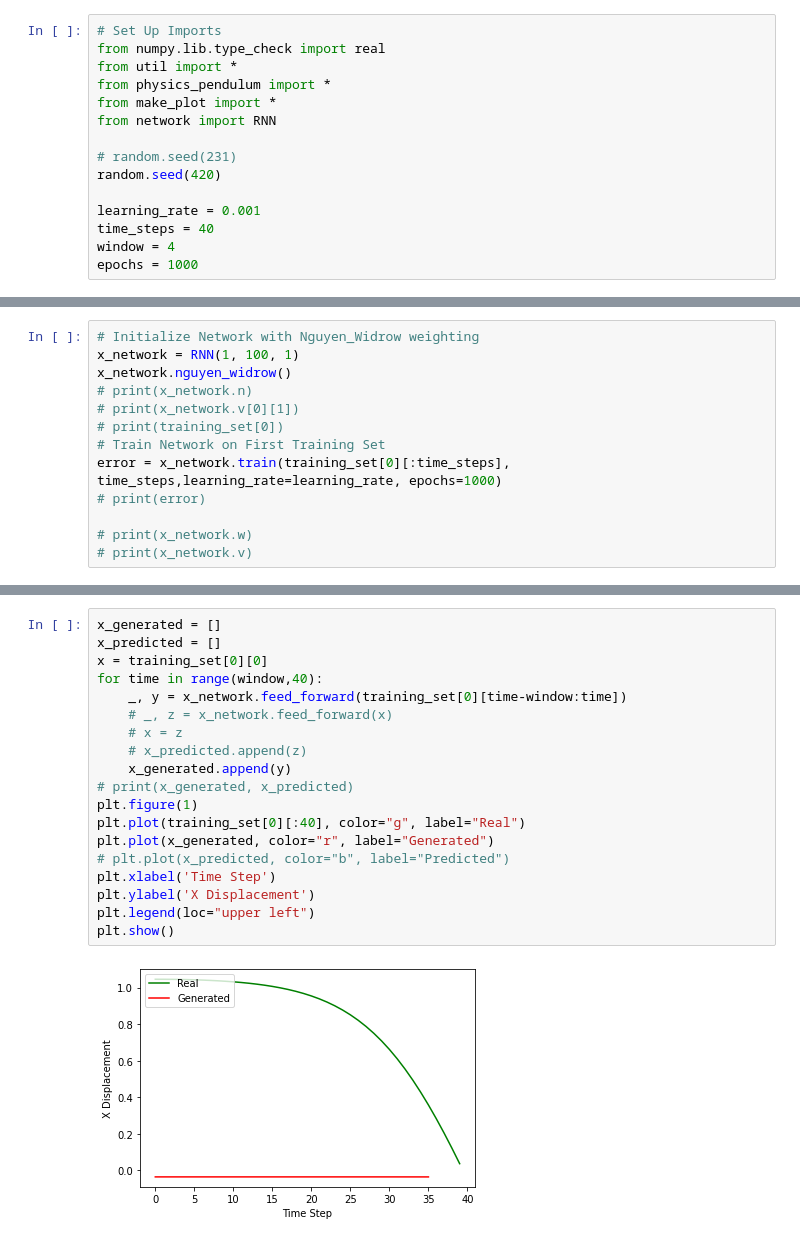
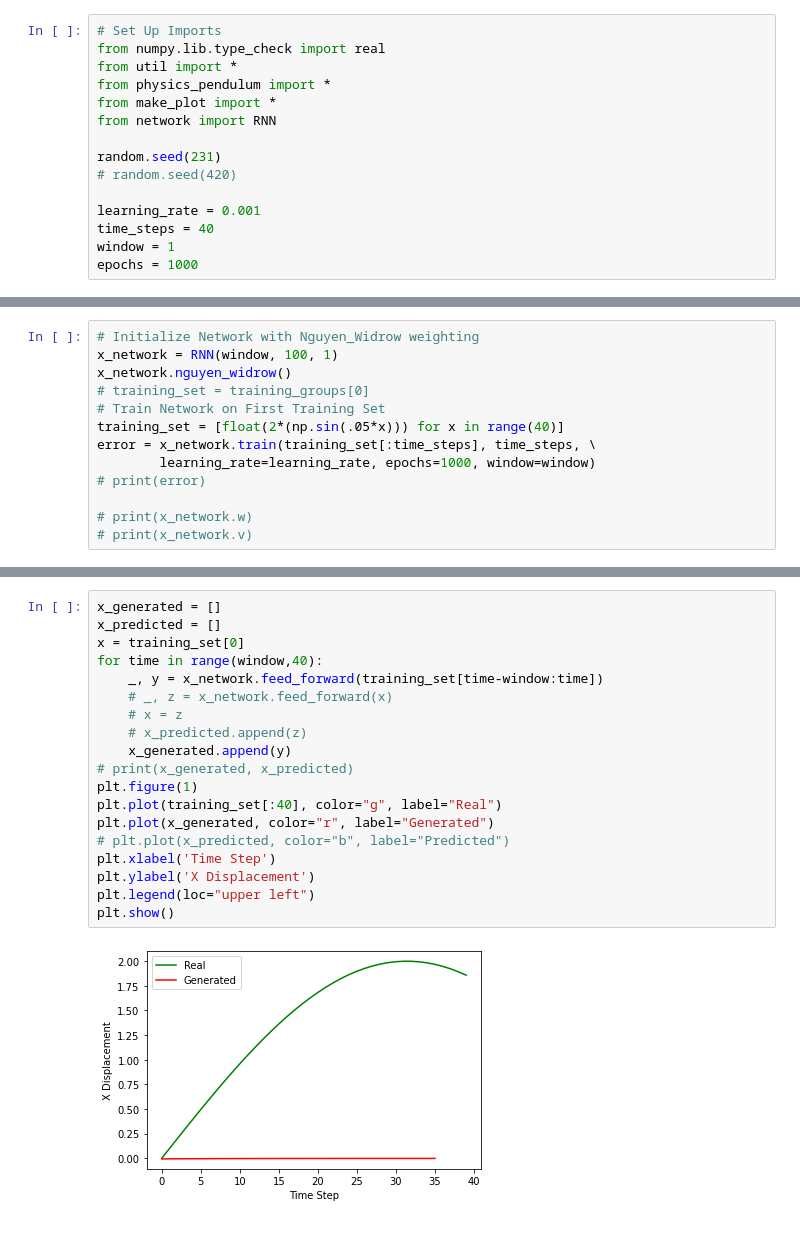
Before and after one commit to ShroomyJr/double_pendulum_nn, a Jupyter notebook: jupyter.ipynb, the cells around one changed output, grey strips where cells are left out. Saved outputs shown, nothing was run; the diff lists cells and outputs as text.

Commit message:
Beginning to train against sin function

```diff
--- a/jupyter.ipynb
+++ b/jupyter.ipynb
@@ -6,12 +6,12 @@ from physics_pendulum import *
 from make_plot import *
 from network import RNN
 
-# random.seed(231)
-random.seed(420)
+random.seed(231)
+# random.seed(420)
 
 learning_rate = 0.001
 time_steps = 40
-window = 4
+window = 1
 epochs = 1000
 # %%
 training_set = read_csv_for_network('./dataset/physics_model/0_cropped.csv')[:600]
@@ -26,13 +26,13 @@ print(len(training_set[0]))
 100
 # %%
 # Initialize Network with Nguyen_Widrow weighting
-x_network = RNN(1, 100, 1)
+x_network = RNN(window, 100, 1)
 x_network.nguyen_widrow()
-# print(x_network.n)
-# print(x_network.v[0][1])
-# print(training_set[0])
+# training_set = training_groups[0]
 # Train Network on First Training Set
-error = x_network.train(training_set[0][:time_steps], time_steps,learning_rate=learning_rate, epochs=1000)
+training_set = [float(2*(np.sin(.05*x))) for x in range(40)]
+error = x_network.train(training_set[:time_steps], time_steps, \
+        learning_rate=learning_rate, epochs=1000, window=window)
 # print(error)
 
 # print(x_network.w)
@@ -67,21 +51,21 @@ plt.show()
 # %%
 x_generated = []
 x_predicted = []
-x = training_set[0][0]
+x = training_set[0]
 for time in range(window,40):
-    _, y = x_network.feed_forward(training_set[0][time-window:time])
+    _, y = x_network.feed_forward(training_set[time-window:time])
     # _, z = x_network.feed_forward(x)
     # x = z
     # x_predicted.append(z)
     x_generated.append(y)
 # print(x_generated, x_predicted)
 plt.figure(1)
-plt.plot(training_set[0][:40], color="g", label="Real")
+plt.plot(training_set[:40], color="g", label="Real")
 plt.plot(x_generated, color="r", label="Generated")
 # plt.plot(x_predicted, color="b", label="Predicted")
 plt.xlabel('Time Step')
 plt.ylabel('X Displacement')
 plt.legend(loc="upper left")
 plt.show()
 # %% [output]
-[figure, old version]
+[figure, new version]
```
Also changed, not shown: parts of 5 cells of this notebook, 1 other file.
